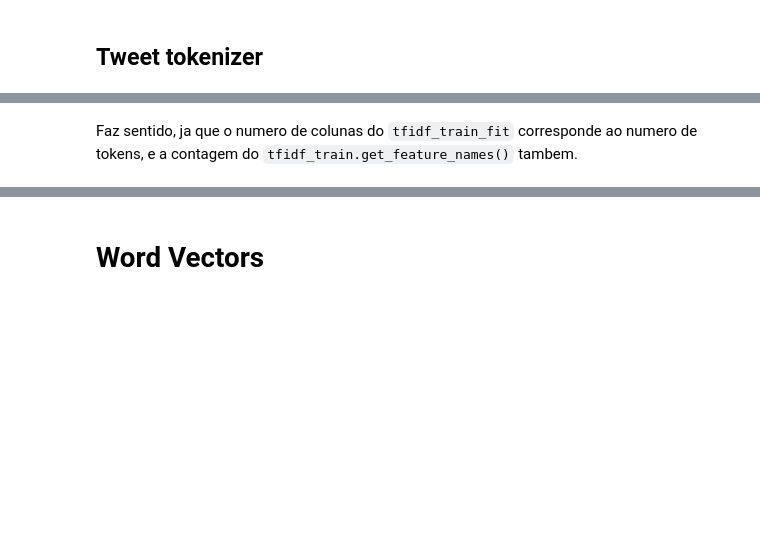
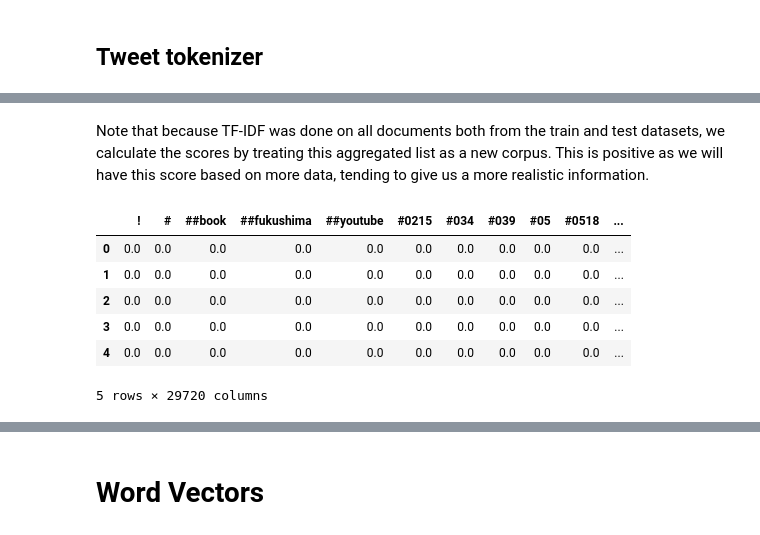
Before and after one commit to marcelo-campa/Analytica-Kaggle-NLP, a Jupyter notebook: kaggle_tweets_en.ipynb, the cells around one changed output, grey strips where cells are left out. Drawn from its saved outputs; the diff is of its cells as text; code cells hidden in the pictures; blank space fills up the shorter version.

```diff
--- a/kaggle_tweets_en.ipynb
+++ b/kaggle_tweets_en.ipynb
@@ -47,7 +119,12 @@ from nltk.tokenize import TweetTokenizer
 def tweet_tokenize_column(df, column):
     """
         This function gets the Dataframe and the name of a column (String) containing texts (Strings) and returns
-        a list of lists containing the tokenized text. It also turns every token to it's lower form.
+        a list of lists containing the tokenized text. It also turns every token to it's lower form and excludes
+        stopwords.
+
+        Essa funcao recebe o Dataframe e o nome de uma coluna (String) contendo textos (Strings), e retorna uma lista
+        de listas contendo o texto tokenizado. A funcao tambem transforma todas as letras maiusculas em minusculas e
+        exclui stopwords.
 
         Input: Pandas DataFrame, String
         Return: Nested List
@@ -55,16 +132,14 @@ def tweet_tokenize_column(df, column):
 
     tweet_tokenizer = TweetTokenizer()
 
-    # List of sentences
+    # List of sentences / Lista de sentencas
     list_sent = [tweet_tokenizer.tokenize(sent) for sent in df[column].values]
 
-    # List of sentences excluding stopword tokens
+    # List of sentences excluding stopword tokens / Lista de sentencas excluindo stopwords
     list_sent_no_stop = [[token.lower()
                            for token in sent
                            if token not in stopwords.words('english')]
                            for sent in list_sent]
 
-
-
     return list_sent_no_stop
 # %%
@@ -110,2 +205,0 @@ tfidf_all.get_feature_names()
-# %% [markdown]
-Faz sentido, ja que o numero de colunas do ``tfidf_train_fit`` corresponde ao numero de tokens, e a contagem do ``tfidf_train.get_feature_names()`` tambem.
@@ -113,0 +206,2 @@ tfidf_all_df = pd.DataFrame(tfidf_all_fit.toarray(), columns=tfidf_all.get_featu
+# %% [markdown]
+Note that because TF-IDF was done on all documents both from the train and test datasets, we calculate the scores by treating this aggregated list as a new corpus. This is positive as we will have this score based on more data, tending to give us a more realistic information.
@@ -114,3 +214,11 @@ tfidf_all_df = pd.DataFrame(tfidf_all_fit.toarray(), columns=tfidf_all.get_featu
 # %%
-tfidf_all_df
+tfidf_all_df.head()
+# %% [output]
+|  | ! | # | ##book | ##fukushima | ##youtube | #0215 | #034 | #039 | #05 | #0518 | ... |
+| 0 | 0.0 | 0.0 | 0.0 | 0.0 | 0.0 | 0.0 | 0.0 | 0.0 | 0.0 | 0.0 | ... |
+| 1 | 0.0 | 0.0 | 0.0 | 0.0 | 0.0 | 0.0 | 0.0 | 0.0 | 0.0 | 0.0 | ... |
+| 2 | 0.0 | 0.0 | 0.0 | 0.0 | 0.0 | 0.0 | 0.0 | 0.0 | 0.0 | 0.0 | ... |
+| 3 | 0.0 | 0.0 | 0.0 | 0.0 | 0.0 | 0.0 | 0.0 | 0.0 | 0.0 | 0.0 | ... |
+| 4 | 0.0 | 0.0 | 0.0 | 0.0 | 0.0 | 0.0 | 0.0 | 0.0 | 0.0 | 0.0 | ... |
+5 rows × 29720 columns
 # %%
```
Also changed, not shown: parts of 64 cells of this notebook.
